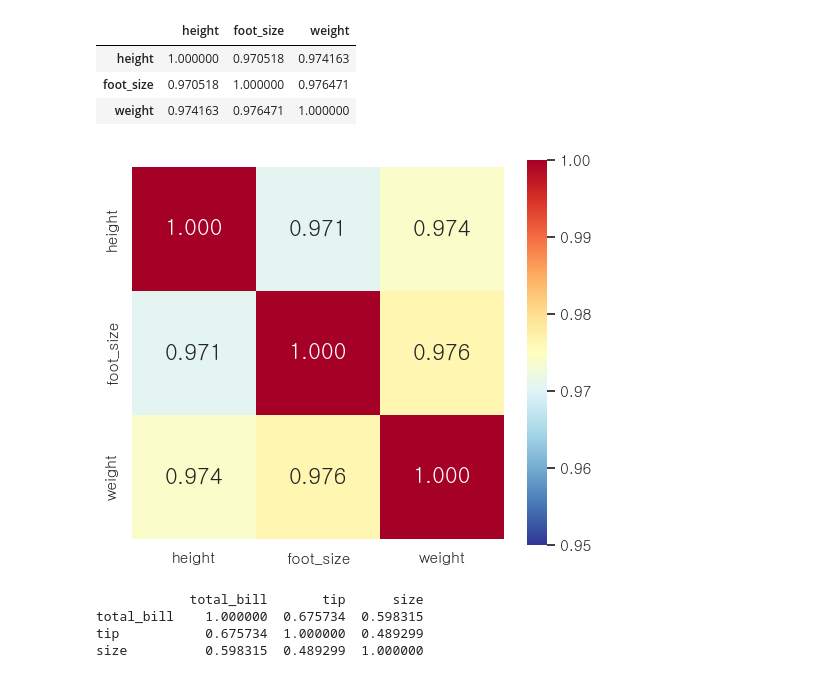
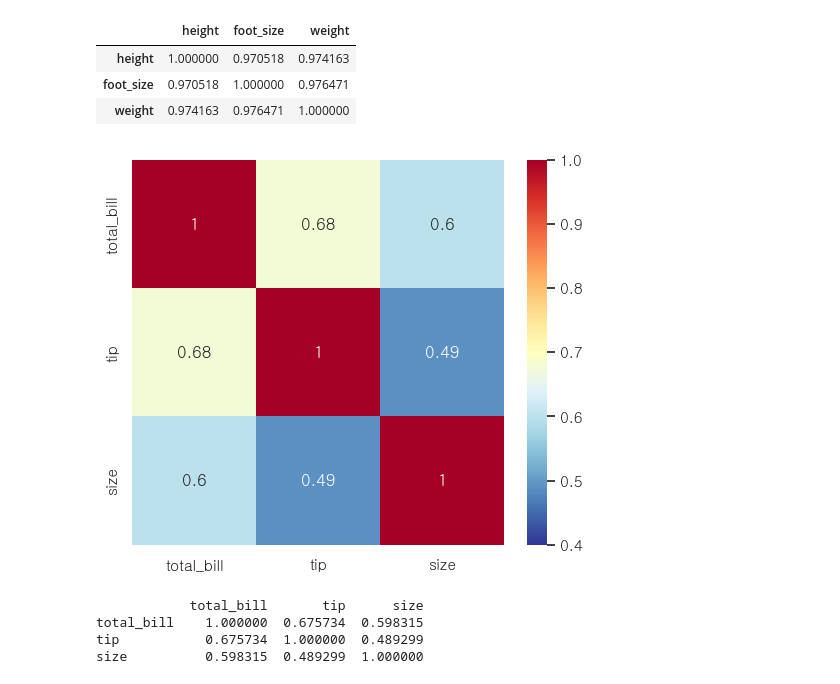
Before and after one commit to maxi0428/python_test, a Jupyter notebook: 0420/상관관계1.ipynb, the cells around one changed output. Saved outputs shown, nothing was run; the diff lists cells and outputs as text; code cells hidden in the pictures.

```diff
--- a/0420/상관관계1.ipynb
+++ b/0420/상관관계1.ipynb
@@ -157,16 +143,17 @@ df.corr()
 | foot_size | 0.970518 | 1.000000 | 0.976471 |
 | weight | 0.974163 | 0.976471 | 1.000000 |
 # %%
-df_heatmap=sns.heatmap(df.corr(),
+df_heatmap=sns.heatmap(tips.corr(),
                        cbar=True,
                        annot=True,
-                       annot_kws={'size':16},
-                       fmt='.3f',
-                       square=True,
+                    #    annot_kws={'size':16},
+                    #    fmt='.3f',
+                    #    square=True,
                        cmap='RdYlBu_r',
-                       vmin=0.95,vmax=1)
+                        vmin=0.4,vmax=1
+                    )
 # %% [output]
-[figure, old version]
+[figure, new version]
 # %%
 tips_corr=tips.corr()
 print(tips_corr)
```
Also changed, not shown: parts of 6 cells of this notebook, 10 other files.
